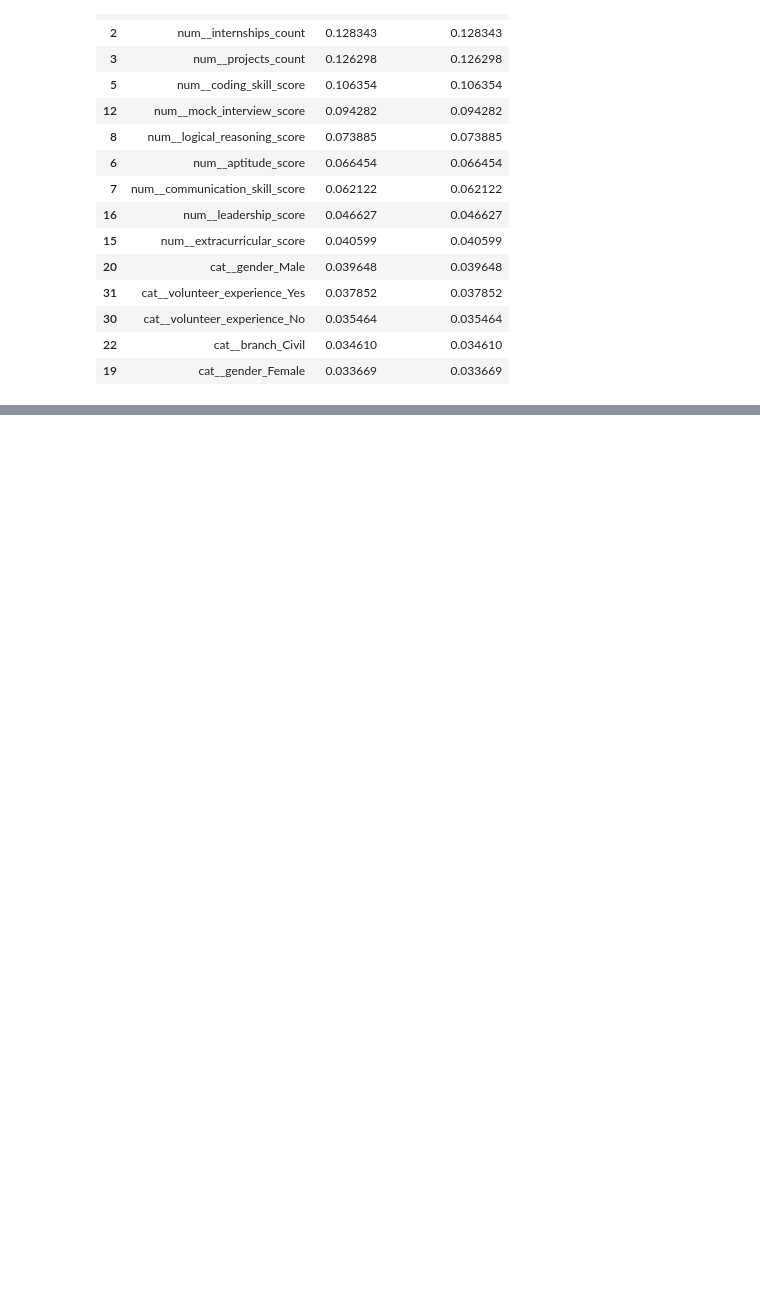
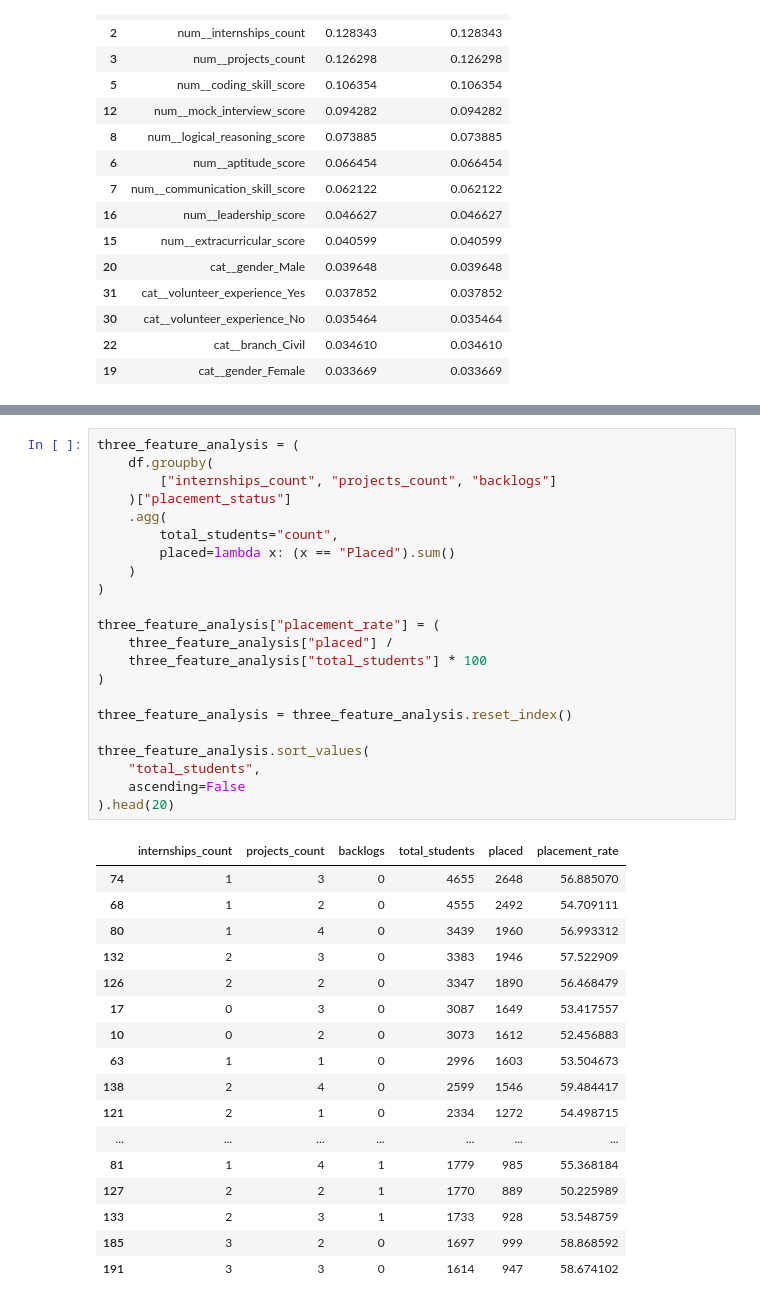
Before and after one commit to Sankethmundas/student_placement_prediction, a Jupyter notebook: notebooks/02_preprocessing_and_modeling.ipynb, the cells around one changed output, grey strips where cells are left out. Cells and saved outputs as stored; diff of their text form; blank space fills up the shorter version.

```diff
--- a/notebooks/02_preprocessing_and_modeling.ipynb
+++ b/notebooks/02_preprocessing_and_modeling.ipynb
@@ -603,0 +1791,40 @@ feature_importance.head(15)
+# %%
+three_feature_analysis = (
+    df.groupby(
+        ["internships_count", "projects_count", "backlogs"]
+    )["placement_status"]
+    .agg(
+        total_students="count",
+        placed=lambda x: (x == "Placed").sum()
+    )
+)
+
+three_feature_analysis["placement_rate"] = (
+    three_feature_analysis["placed"] /
+    three_feature_analysis["total_students"] * 100
+)
+
+three_feature_analysis = three_feature_analysis.reset_index()
+
+three_feature_analysis.sort_values(
+    "total_students",
+    ascending=False
+).head(20)
+# %% [output]
+|  | internships_count | projects_count | backlogs | total_students | placed | placement_rate |
+| 74 | 1 | 3 | 0 | 4655 | 2648 | 56.885070 |
+| 68 | 1 | 2 | 0 | 4555 | 2492 | 54.709111 |
+| 80 | 1 | 4 | 0 | 3439 | 1960 | 56.993312 |
+| 132 | 2 | 3 | 0 | 3383 | 1946 | 57.522909 |
+| 126 | 2 | 2 | 0 | 3347 | 1890 | 56.468479 |
+| 17 | 0 | 3 | 0 | 3087 | 1649 | 53.417557 |
+| 10 | 0 | 2 | 0 | 3073 | 1612 | 52.456883 |
+| 63 | 1 | 1 | 0 | 2996 | 1603 | 53.504673 |
+| 138 | 2 | 4 | 0 | 2599 | 1546 | 59.484417 |
+| 121 | 2 | 1 | 0 | 2334 | 1272 | 54.498715 |
+| ... | ... | ... | ... | ... | ... | ... |
+| 81 | 1 | 4 | 1 | 1779 | 985 | 55.368184 |
+| 127 | 2 | 2 | 1 | 1770 | 889 | 50.225989 |
+| 133 | 2 | 3 | 1 | 1733 | 928 | 53.548759 |
+| 185 | 3 | 2 | 0 | 1697 | 999 | 58.868592 |
+| 191 | 3 | 3 | 0 | 1614 | 947 | 58.674102 |
```
Also changed, not shown: parts of 85 cells of this notebook.
